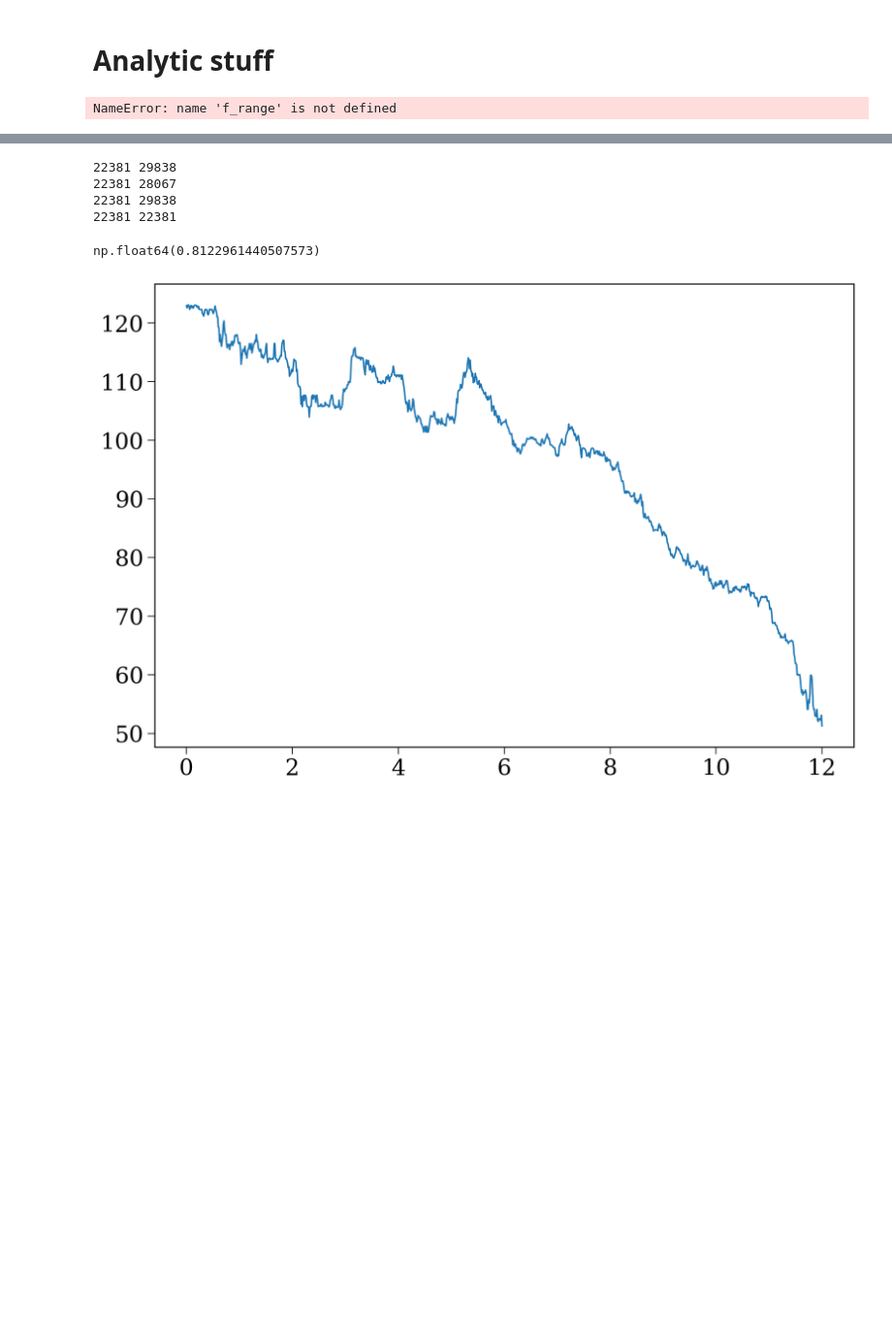
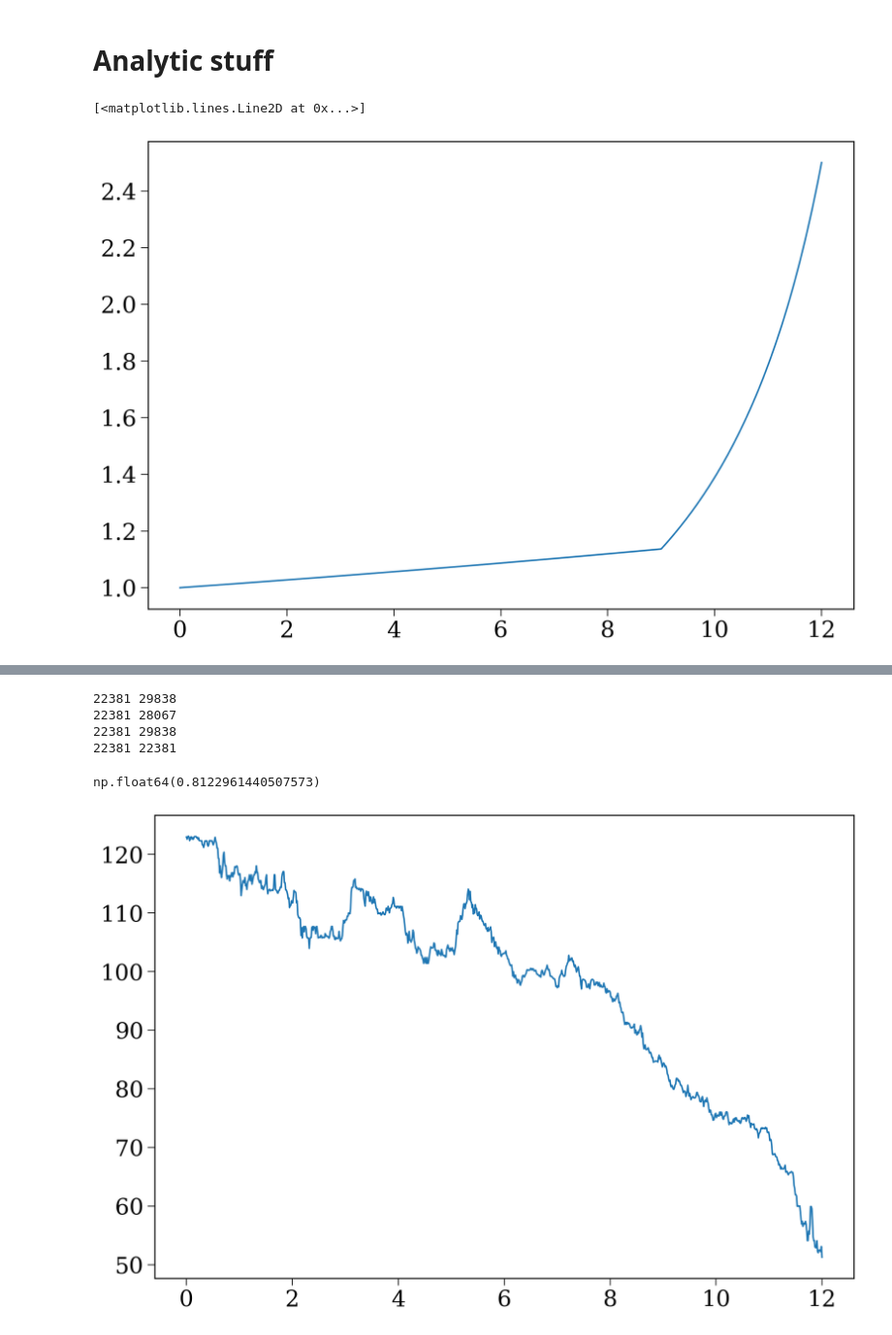
Before and after one commit to TomWagg/underworld, a Jupyter notebook: analysis/variations_time_evolving.ipynb, the cells around one changed output, grey strips where cells are left out. Shown at 97% size. Drawn from its saved outputs; the diff is of its cells as text; code cells hidden in the pictures; blank space fills up the shorter version.

```diff
--- a/analysis/variations_time_evolving.ipynb
+++ b/analysis/variations_time_evolving.ipynb
@@ -152,9 +158,13 @@ def dm_mass_growth_at_tau(tau):
         return (2.32 - (0.88 - 0.4) / 3 * tau)
     else:
         return (1 - 12 / 900 * tau)
-# %%
-plt.plot(tau_range, f_range)
-# %% [output]
-NameError: name 'f_range' is not defined
+# %%
+def f_from_tau(tau):
+    return 1 / dm_mass_growth_at_tau(tau)
+# %%
+plt.plot(tau_range, f_from_tau(tau_range))
+# %% [output]
+[<matplotlib.lines.Line2D at 0x...>]
+[figure, added]
 # %%
 from scipy.interpolate import interp1d
```
Also changed, not shown: parts of 17 cells of this notebook, 2 other files.
